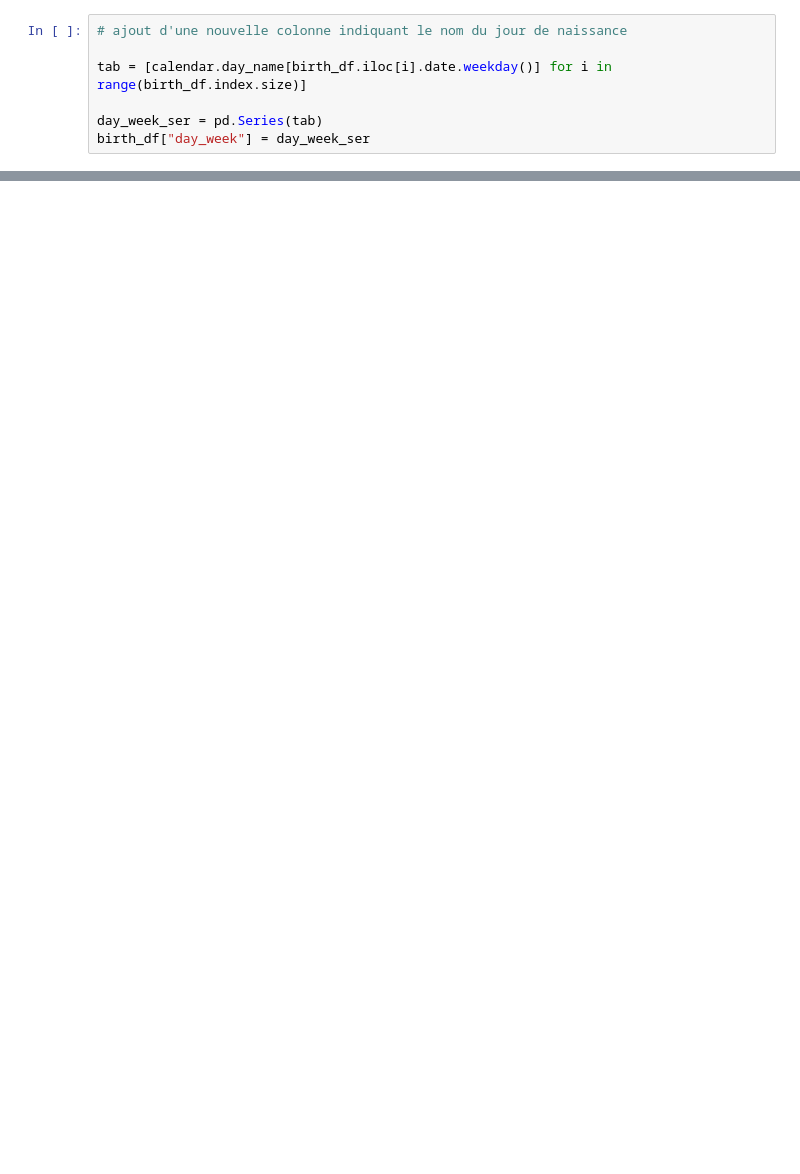
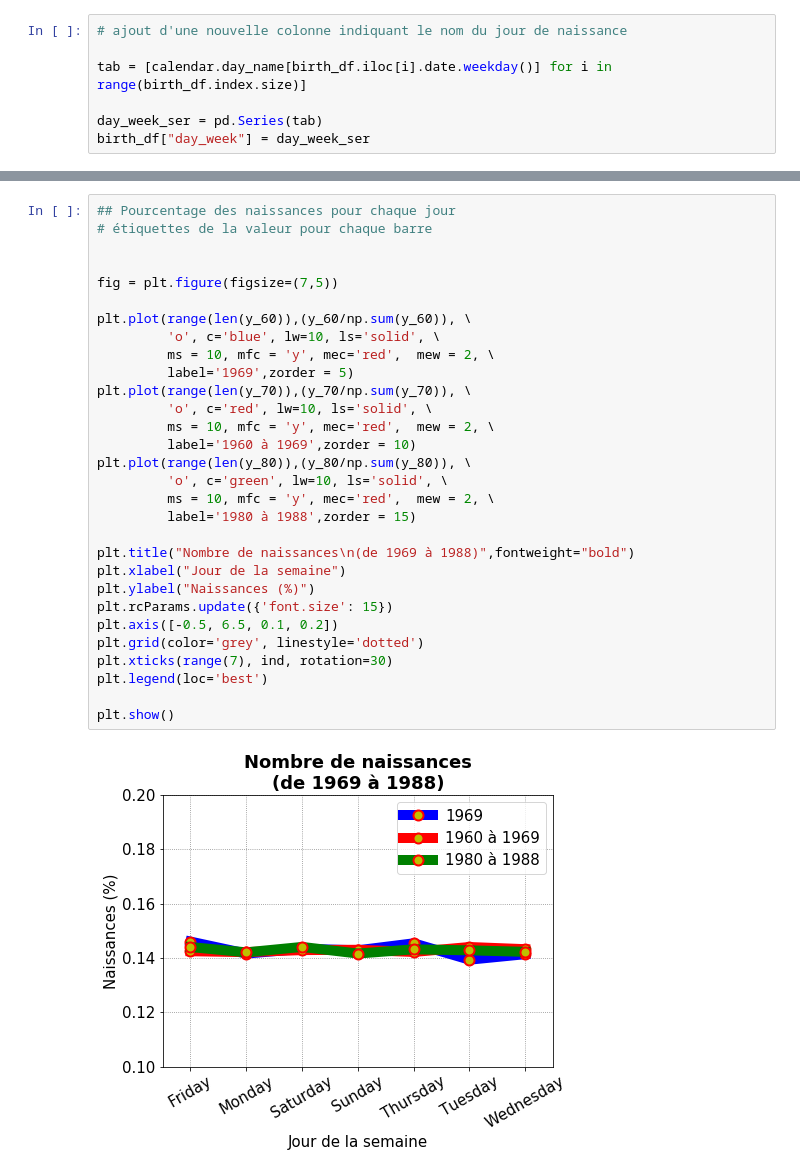
Before and after one commit to SmellyArmure/04-Jupyter, a Jupyter notebook: Exo-CartesVoeux/Exo-CartesVoeux.ipynb, the cells around one changed output, grey strips where cells are left out. Drawn from its saved outputs; the diff is of its cells as text; blank space fills up the shorter version.

```diff
--- a/Exo-CartesVoeux/Exo-CartesVoeux.ipynb
+++ b/Exo-CartesVoeux/Exo-CartesVoeux.ipynb
@@ -132,0 +168,32 @@ plt.show()
+# %%
+## Pourcentage des naissances pour chaque jour
+# étiquettes de la valeur pour chaque barre
+
+
+fig = plt.figure(figsize=(7,5))
+
+plt.plot(range(len(y_60)),(y_60/np.sum(y_60)), \
+         'o', c='blue', lw=10, ls='solid', \
+         ms = 10, mfc = 'y', mec='red',  mew = 2, \
+         label='1969',zorder = 5)
+plt.plot(range(len(y_70)),(y_70/np.sum(y_70)), \
+         'o', c='red', lw=10, ls='solid', \
+         ms = 10, mfc = 'y', mec='red',  mew = 2, \
+         label='1960 à 1969',zorder = 10)
+plt.plot(range(len(y_80)),(y_80/np.sum(y_80)), \
+         'o', c='green', lw=10, ls='solid', \
+         ms = 10, mfc = 'y', mec='red',  mew = 2, \
+         label='1980 à 1988',zorder = 15)
+
+plt.title("Nombre de naissances\n(de 1969 à 1988)",fontweight="bold")
+plt.xlabel("Jour de la semaine")
+plt.ylabel("Naissances (%)")
+plt.rcParams.update({'font.size': 15})
+plt.axis([-0.5, 6.5, 0.1, 0.2])
+plt.grid(color='grey', linestyle='dotted')
+plt.xticks(range(7), ind, rotation=30)
+plt.legend(loc='best')
+
+plt.show()
+# %% [output]
+[figure, added]
```
Also changed, not shown: parts of 16 cells of this notebook.
